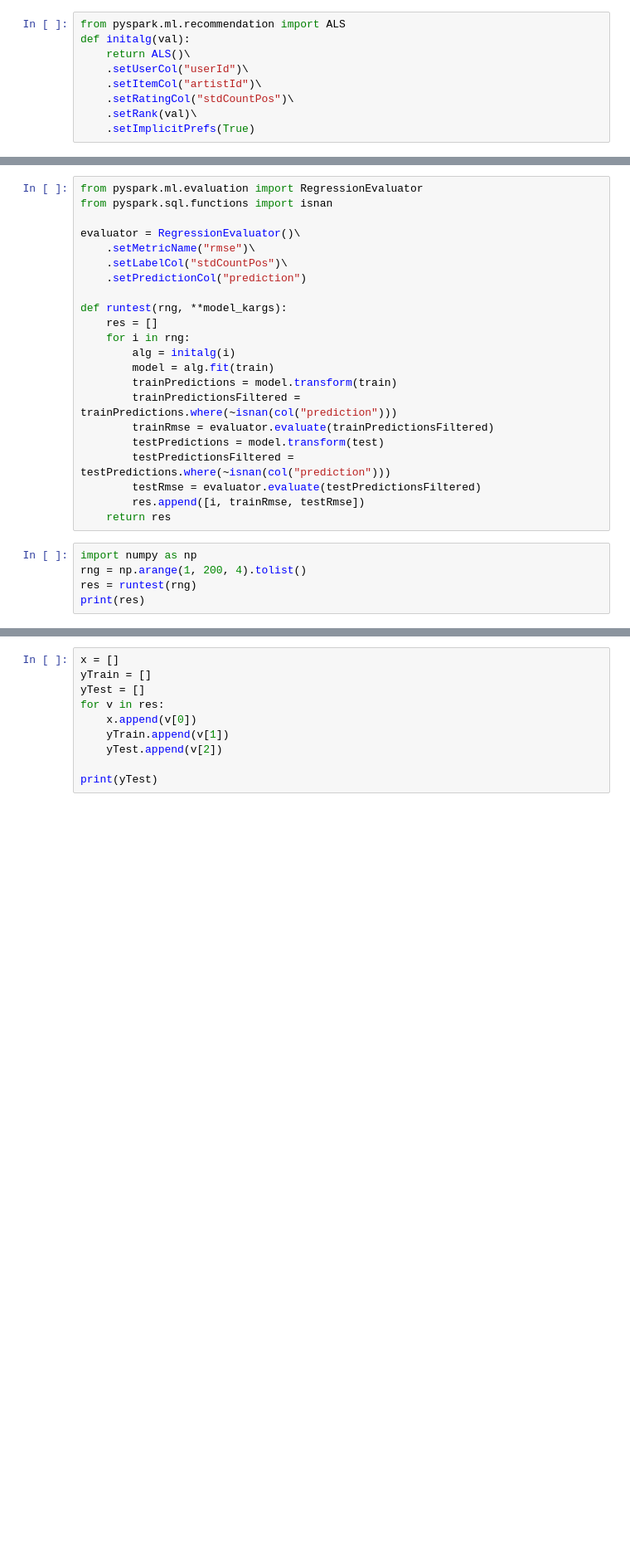
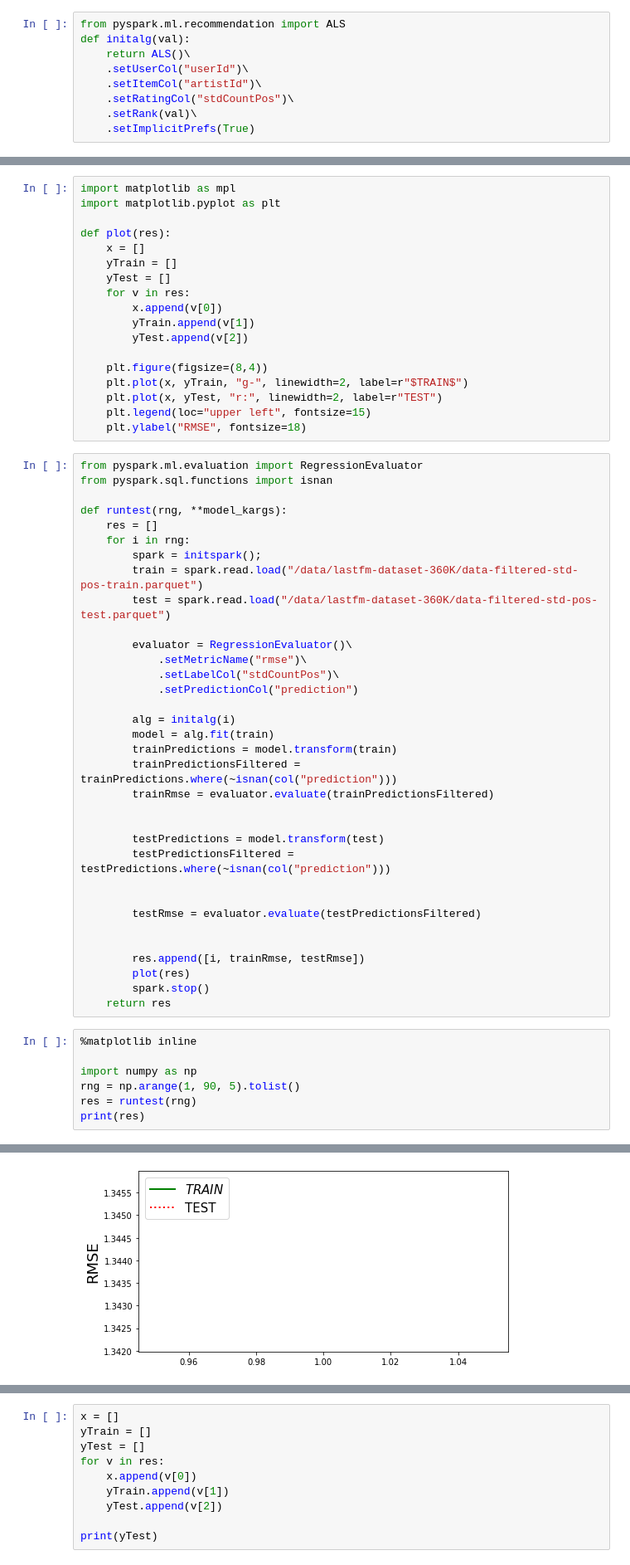
Before and after one commit to barenode/bp, a Jupyter notebook: src/main/jupyter/360k/rank-tuning-stdpos.ipynb, the cells around one changed output, grey strips where cells are left out. Shown: that part at 83% size. Saved outputs shown, nothing was run; the diff lists cells and outputs as text; blank space fills up the shorter version.

```diff
--- a/src/main/jupyter/360k/rank-tuning-stdpos.ipynb
+++ b/src/main/jupyter/360k/rank-tuning-stdpos.ipynb
@@ -35,27 +31,60 @@ test = spark.read.load("/data/lastfm-dataset-360K/data-filtered-std-pos-test.par
+# %%
+import matplotlib as mpl
+import matplotlib.pyplot as plt
+
+def plot(res):
+    x = []
+    yTrain = []
+    yTest = []
+    for v in res:
+        x.append(v[0])
+        yTrain.append(v[1])
+        yTest.append(v[2])
+
+    plt.figure(figsize=(8,4))
+    plt.plot(x, yTrain, "g-", linewidth=2, label=r"$TRAIN$")
+    plt.plot(x, yTest, "r:", linewidth=2, label=r"TEST")
+    plt.legend(loc="upper left", fontsize=15)
+    plt.ylabel("RMSE", fontsize=18)
 # %%
 from pyspark.ml.evaluation import RegressionEvaluator
 from pyspark.sql.functions import isnan
 
-evaluator = RegressionEvaluator()\
-    .setMetricName("rmse")\
-    .setLabelCol("stdCountPos")\
-    .setPredictionCol("prediction")
-
 def runtest(rng, **model_kargs):
     res = []
     for i in rng:
+        spark = initspark();
+        train = spark.read.load("/data/lastfm-dataset-360K/data-filtered-std-pos-train.parquet")
+        test = spark.read.load("/data/lastfm-dataset-360K/data-filtered-std-pos-test.parquet")
+
+        evaluator = RegressionEvaluator()\
+            .setMetricName("rmse")\
+            .setLabelCol("stdCountPos")\
+            .setPredictionCol("prediction")
+
         alg = initalg(i)
         model = alg.fit(train)
         trainPredictions = model.transform(train)
         trainPredictionsFiltered = trainPredictions.where(~isnan(col("prediction")))
         trainRmse = evaluator.evaluate(trainPredictionsFiltered)
+
+
         testPredictions = model.transform(test)
         testPredictionsFiltered = testPredictions.where(~isnan(col("prediction")))
+
+
         testRmse = evaluator.evaluate(testPredictionsFiltered)
+
+
         res.append([i, trainRmse, testRmse])
+        plot(res)
+        spark.stop()
     return res
 # %%
+%matplotlib inline
+
 import numpy as np
-rng = np.arange(1, 200, 4).tolist()
+rng = np.arange(1, 90, 5).tolist()
 res = runtest(rng)
 print(res)
+# %% [output]
@@ -61,0 +107 @@ print(res)
+[figure, added]
```
Also changed, not shown: parts of 4 cells of this notebook, 10 other files.
